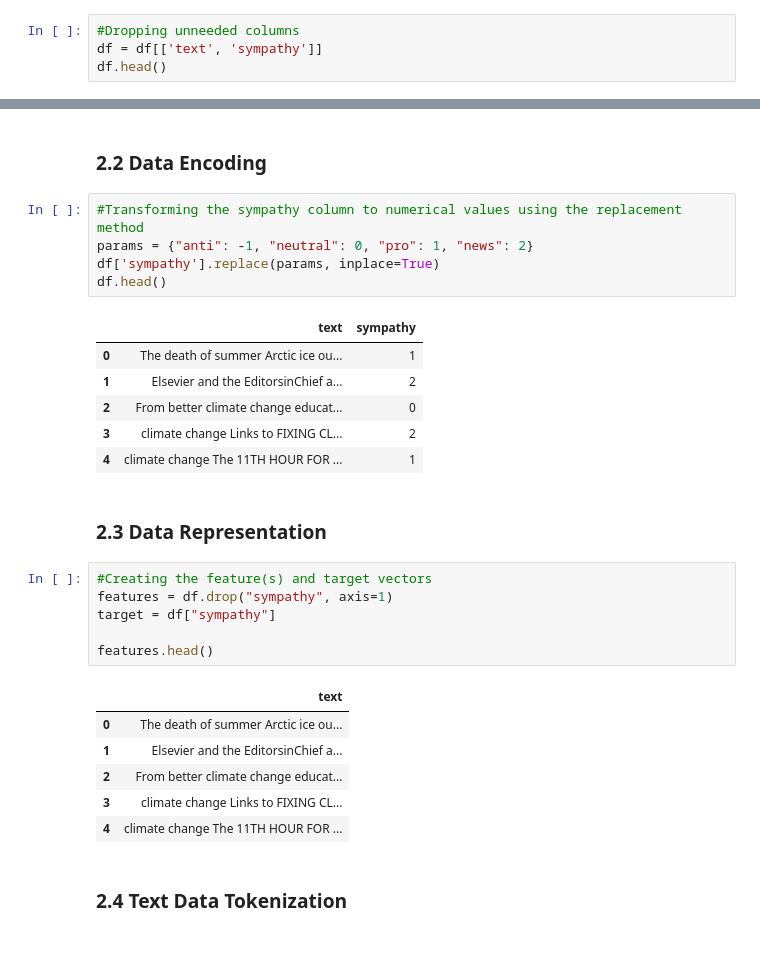
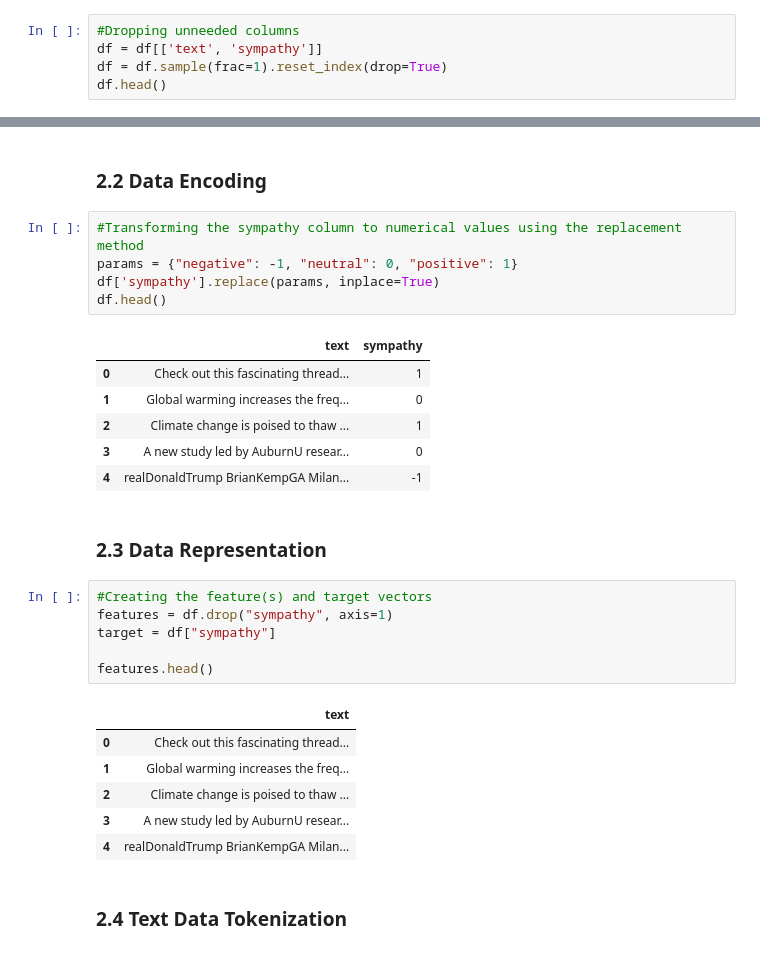
Before and after one commit to Densho1/Climate-Change-Sentiment-Predictor, a Jupyter notebook: CCSP.ipynb, the cells around one changed output, grey strips where cells are left out. Saved outputs shown, nothing was run; the diff lists cells and outputs as text.

```diff
--- a/CCSP.ipynb
+++ b/CCSP.ipynb
@@ -55,6 +55,7 @@ df.rename(columns={"sympathy?":"sympathy"}, inplace=True)
 # %%
 #Dropping unneeded columns
 df = df[['text', 'sympathy']]
+df = df.sample(frac=1).reset_index(drop=True)
 df.head()
 # %% [output]
 |  | text | sympathy |
@@ -74,16 +75,16 @@ dtype: int64
 ### 2.2 Data Encoding
 # %%
 #Transforming the sympathy column to numerical values using the replacement method
-params = {"anti": -1, "neutral": 0, "pro": 1, "news": 2}
+params = {"negative": -1, "neutral": 0, "positive": 1}
 df['sympathy'].replace(params, inplace=True)
 df.head()
 # %% [output]
 |  | text | sympathy |
-| 0 | The death of summer Arctic ice ou... | 1 |
-| 1 | Elsevier and the EditorsinChief a... | 2 |
-| 2 | From better climate change educat... | 0 |
-| 3 | climate change Links to FIXING CL... | 2 |
-| 4 | climate change The 11TH HOUR FOR ... | 1 |
+| 0 | Check out this fascinating thread... | 1 |
+| 1 | Global warming increases the freq... | 0 |
+| 2 | Climate change is poised to thaw ... | 1 |
+| 3 | A new study led by AuburnU resear... | 0 |
+| 4 | realDonaldTrump BrianKempGA Milan... | -1 |
 # %% [markdown]
 ### 2.3 Data Representation
 # %%
@@ -94,11 +95,11 @@ target = df["sympathy"]
 features.head()
 # %% [output]
 |  | text |
-| 0 | The death of summer Arctic ice ou... |
-| 1 | Elsevier and the EditorsinChief a... |
-| 2 | From better climate change educat... |
-| 3 | climate change Links to FIXING CL... |
-| 4 | climate change The 11TH HOUR FOR ... |
+| 0 | Check out this fascinating thread... |
+| 1 | Global warming increases the freq... |
+| 2 | Climate change is poised to thaw ... |
+| 3 | A new study led by AuburnU resear... |
+| 4 | realDonaldTrump BrianKempGA Milan... |
 # %% [markdown]
 ### 2.4 Text Data Tokenization
 # %%
```
Also changed, not shown: parts of 22 cells of this notebook, 3 other files.
